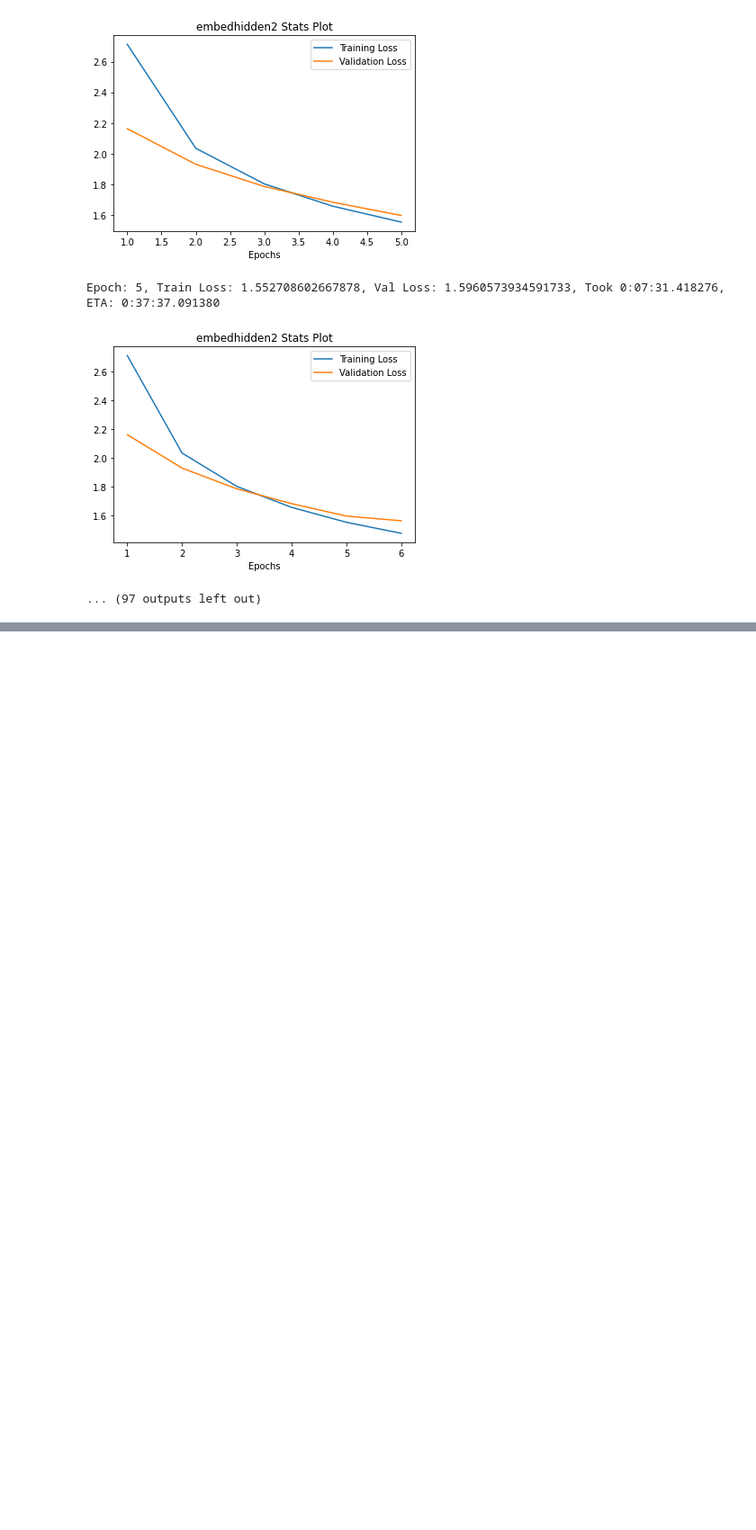
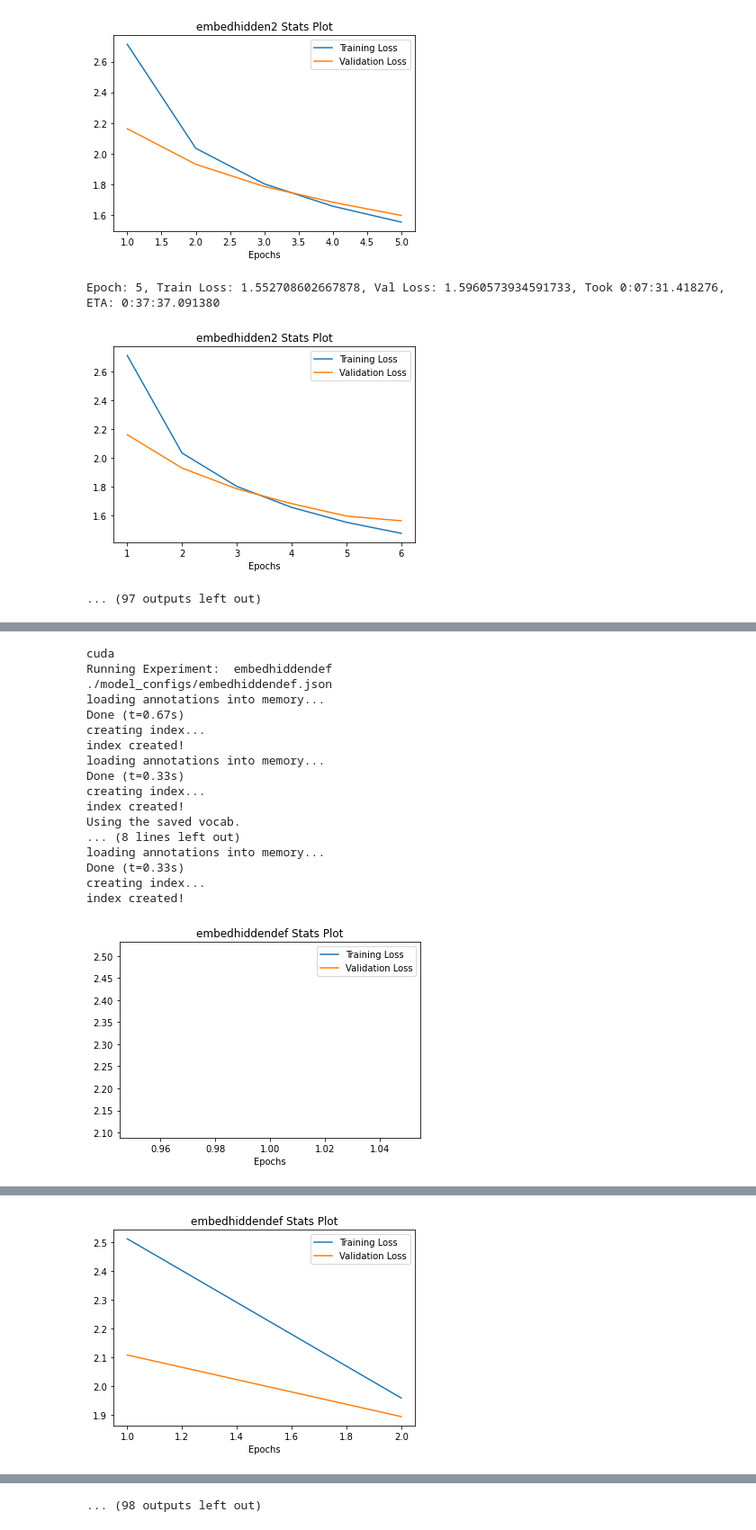
Before and after one commit to samsonq/Image-Captioning-LSTM, a Jupyter notebook: src/embedhidden.ipynb, the cells around one changed output, grey strips where cells are left out. Shown: that part at 90% size. Saved outputs shown, nothing was run; the diff lists cells and outputs as text; code cells hidden in the pictures; blank space fills up the shorter version.

Commit message:
Added default config

```diff
--- a/src/embedhidden.ipynb
+++ b/src/embedhidden.ipynb
@@ -123,0 +173,28 @@ Exception: ("file doesn't exist: ", './embedhidden3.json')
+# %%
+device = 'cuda' if torch.cuda.is_available() else 'cpu'
+print(device)
+exp_name = 'embedhiddendef'
+
+print("Running Experiment: ", exp_name)
+exp = Experiment(exp_name)
+exp.run()
+exp.test()
+# %% [output]
+cuda
+Running Experiment:  embedhiddendef
+./model_configs/embedhiddendef.json
+loading annotations into memory...
+Done (t=0.67s)
+creating index...
+index created!
+loading annotations into memory...
+Done (t=0.33s)
+creating index...
+index created!
+Using the saved vocab.
+... (8 lines left out)
+loading annotations into memory...
+Done (t=0.33s)
+creating index...
+index created!
+[figure, added]
@@ -123,0 +202 @@ Exception: ("file doesn't exist: ", './embedhidden3.json')
+[figure, added]
@@ -123,0 +211 @@ Exception: ("file doesn't exist: ", './embedhidden3.json')
+... (98 outputs left out)
```
Also changed, not shown: parts of 2 cells of this notebook, 7 other files.
